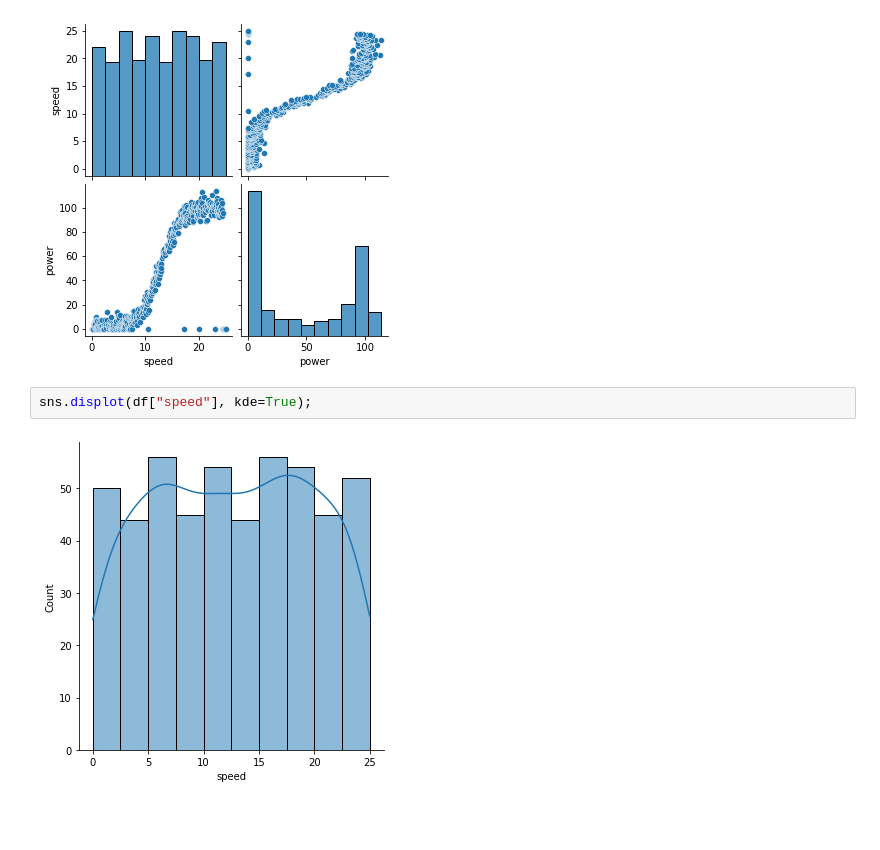
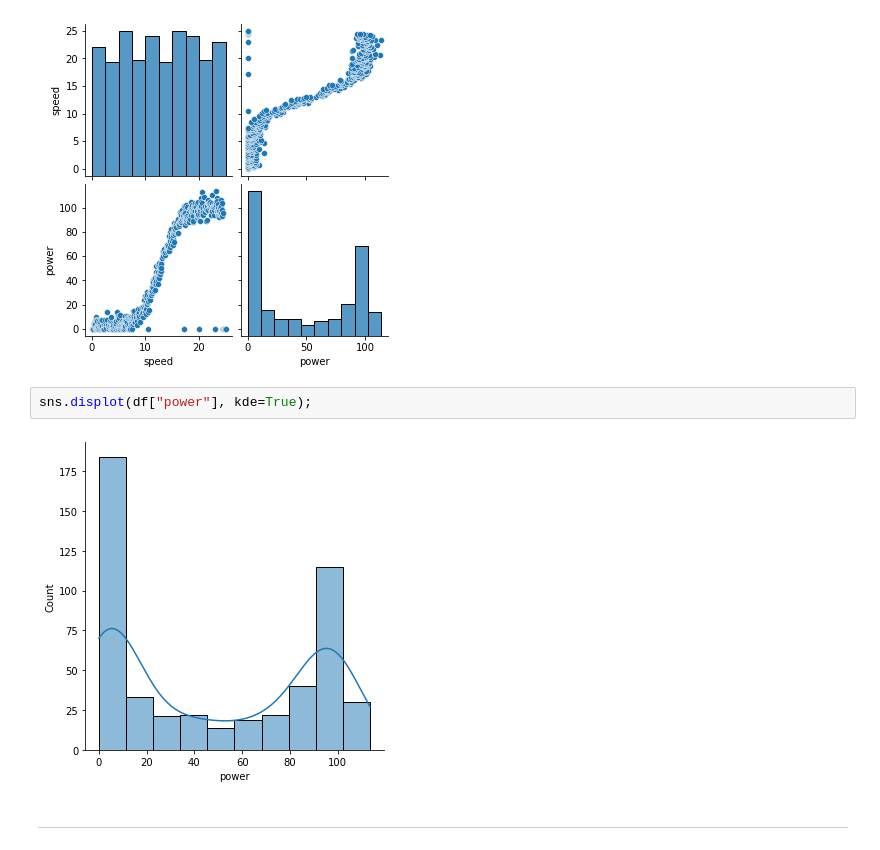
Before and after one commit to jonkavana/FODA---Project-2021, a Jupyter notebook: Fundamentals of Data Analytics Project 2020.ipynb, the cells around one changed output. Drawn from its saved outputs; the diff is of its cells as text; blank space fills up the shorter version.

```diff
--- a/Fundamentals of Data Analytics Project 2020.ipynb
+++ b/Fundamentals of Data Analytics Project 2020.ipynb
@@ -38,6 +70,8 @@ sns.pairplot(df)
 <seaborn.axisgrid.PairGrid at 0x...>
 [figure]
 # %%
-sns.displot(df["speed"], kde=True);
+sns.displot(df["power"], kde=True);
 # %% [output]
-[figure, old version]
+[figure, new version]
+# %% [markdown]
+___
```
Also changed, not shown: parts of 7 cells of this notebook.
